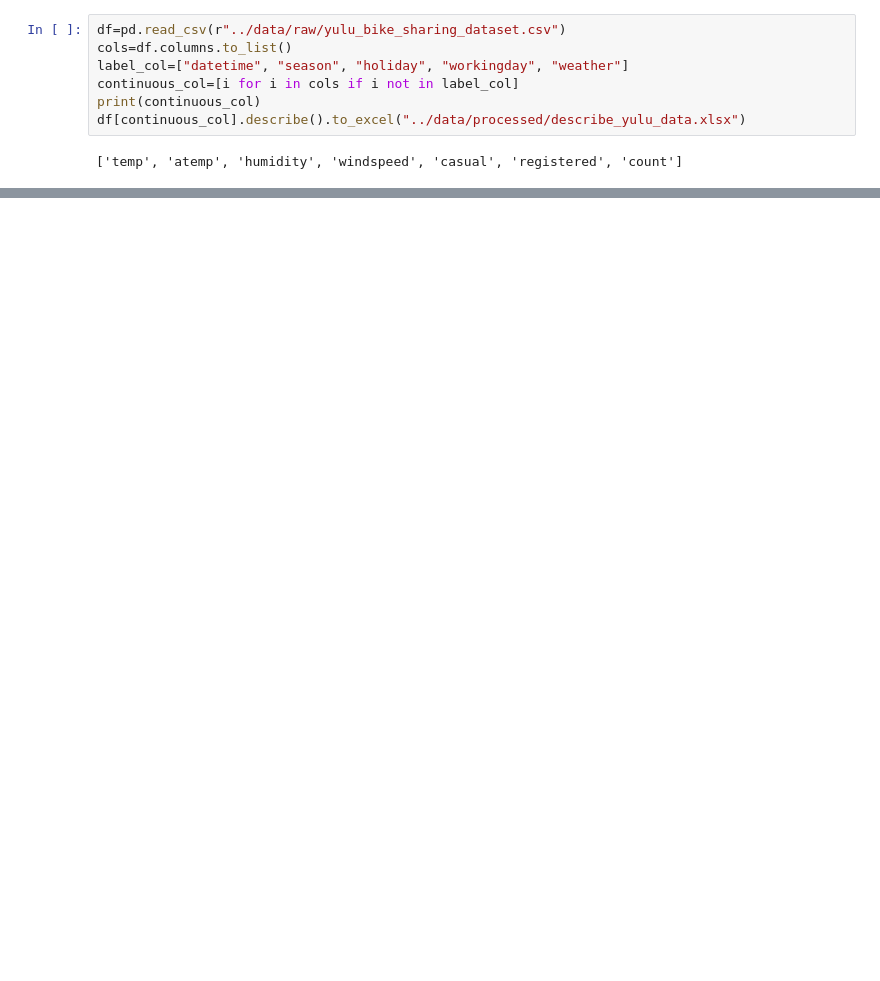
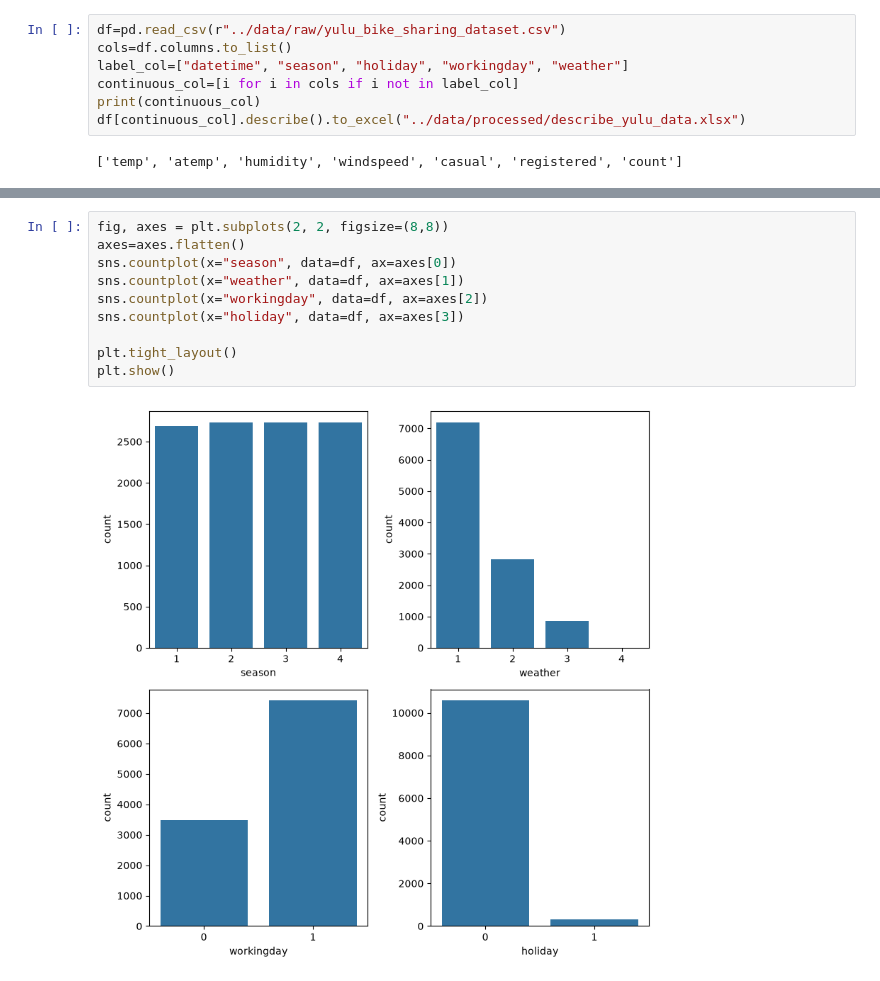
Before and after one commit to huubangdoan/yulu-demand-analysis, a Jupyter notebook: script/Eda.ipynb, the cells around one changed output, grey strips where cells are left out. Cells and saved outputs as stored; diff of their text form; blank space fills up the shorter version.

```diff
--- a/script/Eda.ipynb
+++ b/script/Eda.ipynb
@@ -30,0 +33,12 @@ plt.show()
+# %%
+fig, axes = plt.subplots(2, 2, figsize=(8,8))
+axes=axes.flatten()
+sns.countplot(x="season", data=df, ax=axes[0])
+sns.countplot(x="weather", data=df, ax=axes[1])
+sns.countplot(x="workingday", data=df, ax=axes[2])
+sns.countplot(x="holiday", data=df, ax=axes[3])
+
+plt.tight_layout()
+plt.show()
+# %% [output]
+[figure, added]
```
Also changed, not shown: parts of 6 cells of this notebook, 10 other files.
